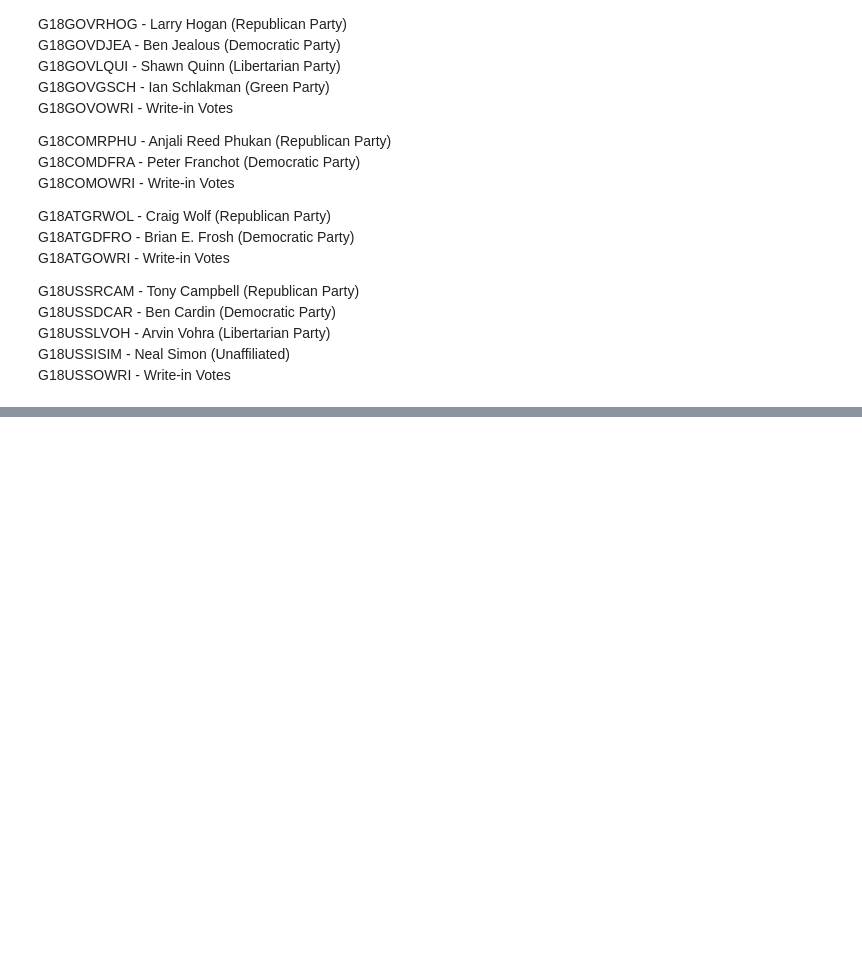
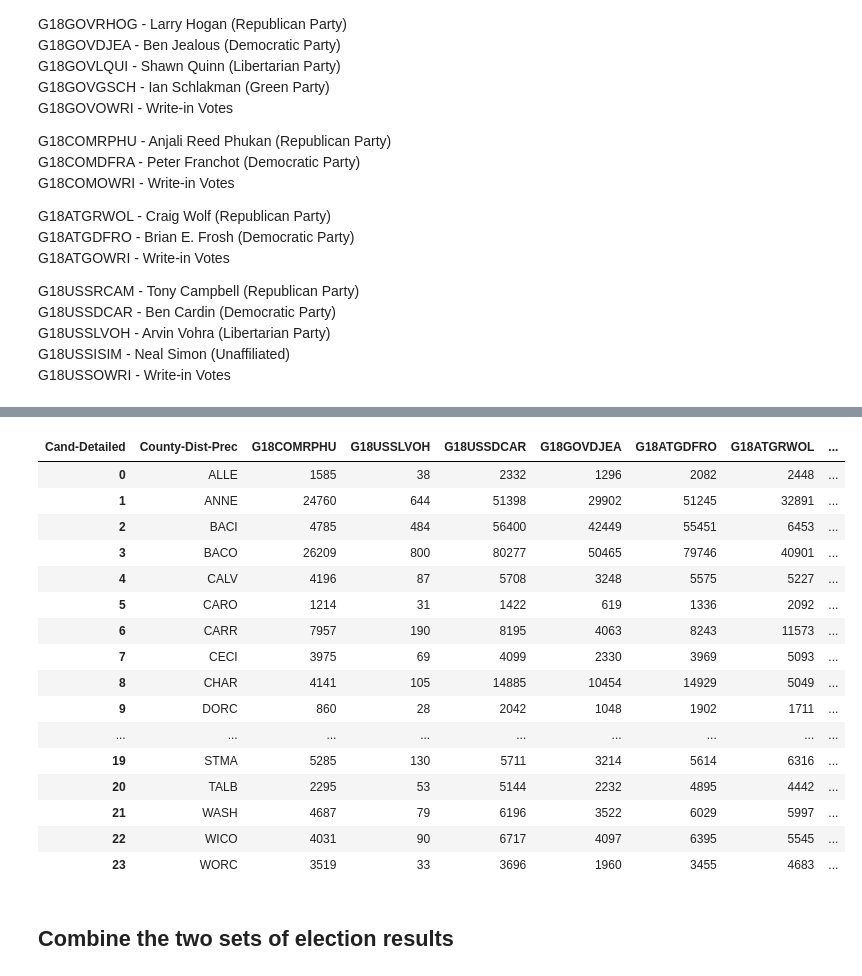
Before and after one commit to nonpartisan-redistricting-datahub/pdv-md, a Jupyter notebook: vest-md-18/vest-md-2018-validation.ipynb, the cells around one changed output, grey strips where cells are left out. Cells and saved outputs as stored; diff of their text form; code cells hidden in the pictures; blank space fills up the shorter version.

```diff
--- a/vest-md-18/vest-md-2018-validation.ipynb
+++ b/vest-md-18/vest-md-2018-validation.ipynb
@@ -64,0 +219,35 @@ print(source_elections)
+# %%
+#Add the other "USSOWRI" votes
+for i in range(1,4):
+    cand_string = 'G18USSOWRI_'+str(i)
+    pivoted_abs_results['G18USSOWRI']+=pivoted_abs_results[cand_string]
+
+#Filter down to the relevant columns
+pivoted_abs_results = pivoted_abs_results[['County-Dist-Prec', 'G18COMRPHU', 'G18USSLVOH', 'G18USSDCAR',
+       'G18GOVDJEA', 'G18ATGDFRO', 'G18ATGRWOL', 'G18GOVGSCH',
+       'G18GOVRHOG', 'G18USSISIM',
+       'G18ATGOWRI', 'G18COMOWRI', 'G18GOVOWRI', 'G18USSOWRI', 'G18COMDFRA',
+       'G18GOVLQUI', 'G18USSRCAM']]
+
+#Take a look
+display(pivoted_abs_results)
+# %% [output]
+| Cand-Detailed | County-Dist-Prec | G18COMRPHU | G18USSLVOH | G18USSDCAR | G18GOVDJEA | G18ATGDFRO | G18ATGRWOL | ... |
+| 0 | ALLE | 1585 | 38 | 2332 | 1296 | 2082 | 2448 | ... |
+| 1 | ANNE | 24760 | 644 | 51398 | 29902 | 51245 | 32891 | ... |
+| 2 | BACI | 4785 | 484 | 56400 | 42449 | 55451 | 6453 | ... |
+| 3 | BACO | 26209 | 800 | 80277 | 50465 | 79746 | 40901 | ... |
+| 4 | CALV | 4196 | 87 | 5708 | 3248 | 5575 | 5227 | ... |
+| 5 | CARO | 1214 | 31 | 1422 | 619 | 1336 | 2092 | ... |
+| 6 | CARR | 7957 | 190 | 8195 | 4063 | 8243 | 11573 | ... |
+| 7 | CECI | 3975 | 69 | 4099 | 2330 | 3969 | 5093 | ... |
+| 8 | CHAR | 4141 | 105 | 14885 | 10454 | 14929 | 5049 | ... |
+| 9 | DORC | 860 | 28 | 2042 | 1048 | 1902 | 1711 | ... |
+| ... | ... | ... | ... | ... | ... | ... | ... | ... |
+| 19 | STMA | 5285 | 130 | 5711 | 3214 | 5614 | 6316 | ... |
+| 20 | TALB | 2295 | 53 | 5144 | 2232 | 4895 | 4442 | ... |
+| 21 | WASH | 4687 | 79 | 6196 | 3522 | 6029 | 5997 | ... |
+| 22 | WICO | 4031 | 90 | 6717 | 4097 | 6395 | 5545 | ... |
+| 23 | WORC | 3519 | 33 | 3696 | 1960 | 3455 | 4683 | ... |
+# %% [markdown]
+## Combine the two sets of election results
```
Also changed, not shown: parts of 94 cells of this notebook.
